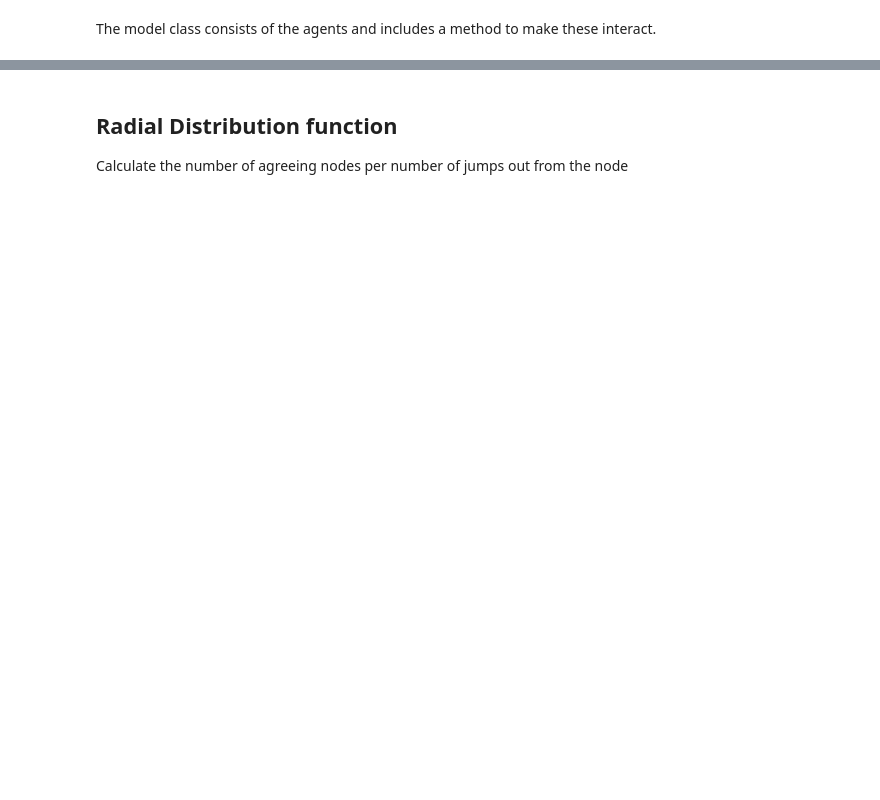
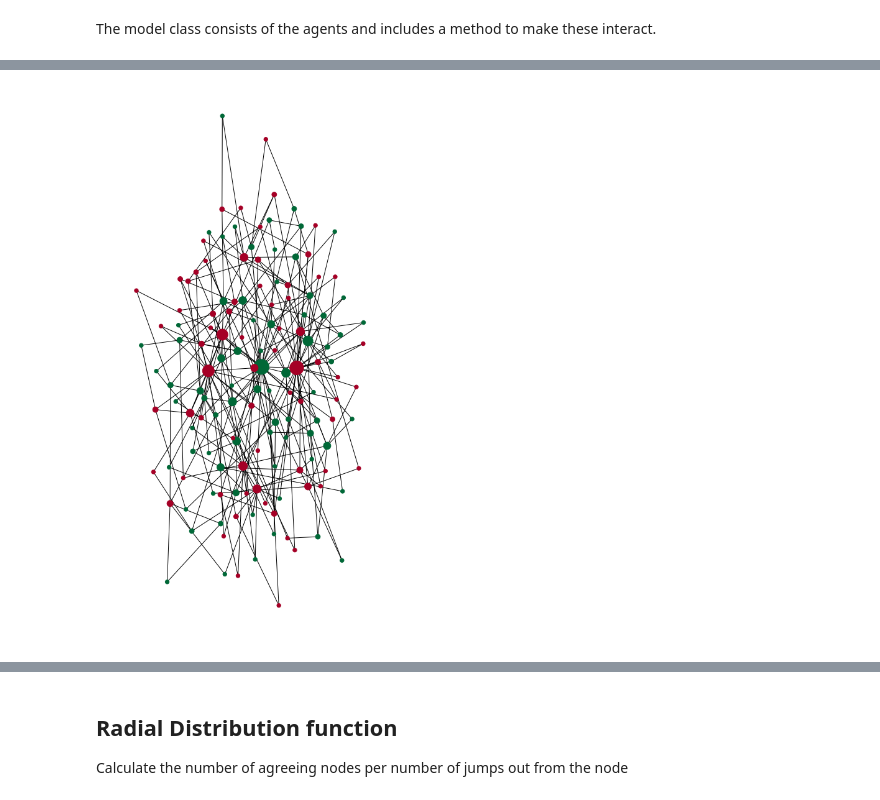
Before and after one commit to sigridbra/project-collective-altruism, a Jupyter notebook: iter2-dynamic-network.ipynb, the cells around one changed output, grey strips where cells are left out. Cells and saved outputs as stored; diff of their text form; code cells hidden in the pictures; blank space fills up the shorter version.

```diff
--- a/iter2-dynamic-network.ipynb
+++ b/iter2-dynamic-network.ipynb
@@ -221,3 +240,34 @@ def makeRandomModel(n, m):
+# %%
+def makeRandomModel(n, m, algorithm="ba"):
+    model = Model()
+    X = get_truncated_normal(0.5, 0.15, 0, 1)
+    if(algorithm == "er"):
+        model.graph =nx.erdos_renyi_graph(n, 0.027972)
+    else:
+        model.graph = nx.barabasi_albert_graph(n, m)
+    for n in range (n):
+            agent1 = Agent(states[random.randint(0,1)])
+            model.graph.nodes[n]['agent'] = agent1
+    edges = model.graph.edges()
+    for e in edges:
+        #weight=random.uniform(0.1, 0.9)
+        weight=X.rvs(1)
+        model.graph[e[0]][e[1]]['weight'] = weight
+    #pos = nx.nx_agraph.graphviz_layout(model.graph)
+    #pos = graphviz_layout(model.graph)
+    pos = nx.kamada_kawai_layout(model.graph)
+# bipartite_layout(G, nodes[, align, scale, …])	Position nodes in two straight lines.
+#circular_layout(G[, scale, center, dim])	Position nodes on a circle.
+#kamada_kawai_layout(G[, dist, pos, weight, …])	Position nodes using Kamada-Kawai path-length cost-function.
+#random_layout(G[, center, dim, seed])	Position nodes uniformly at random in the unit square.
+#rescale_layout(pos[, scale])	Return scaled position array to (-scale, scale) in all axes.
+##shell_layout(G[, nlist, scale, center, dim])	Position nodes in concentric circles.
+#spring_layout(G[, k, pos, fixed, …])	Position nodes using Fruchterman-Reingold force-directed algorithm.
+#spectral_layout(G[, weight, scale, center, dim])	Position nodes using the eigenvectors of the graph Laplacian.
+
+    model.pos = pos
+
+    return model
 # %%
 import matplotlib.pyplot as plt
 from IPython.display import Image
@@ -325,0 +326,4 @@ def batch_simulate(n,k,s):
+# %%
+(model, ratio) = simulate(144, 3000, drawModel = True, groupInteract=True)
+# %% [output]
+[figure, added]
```
Also changed, not shown: parts of 47 cells of this notebook, 4 other files.
